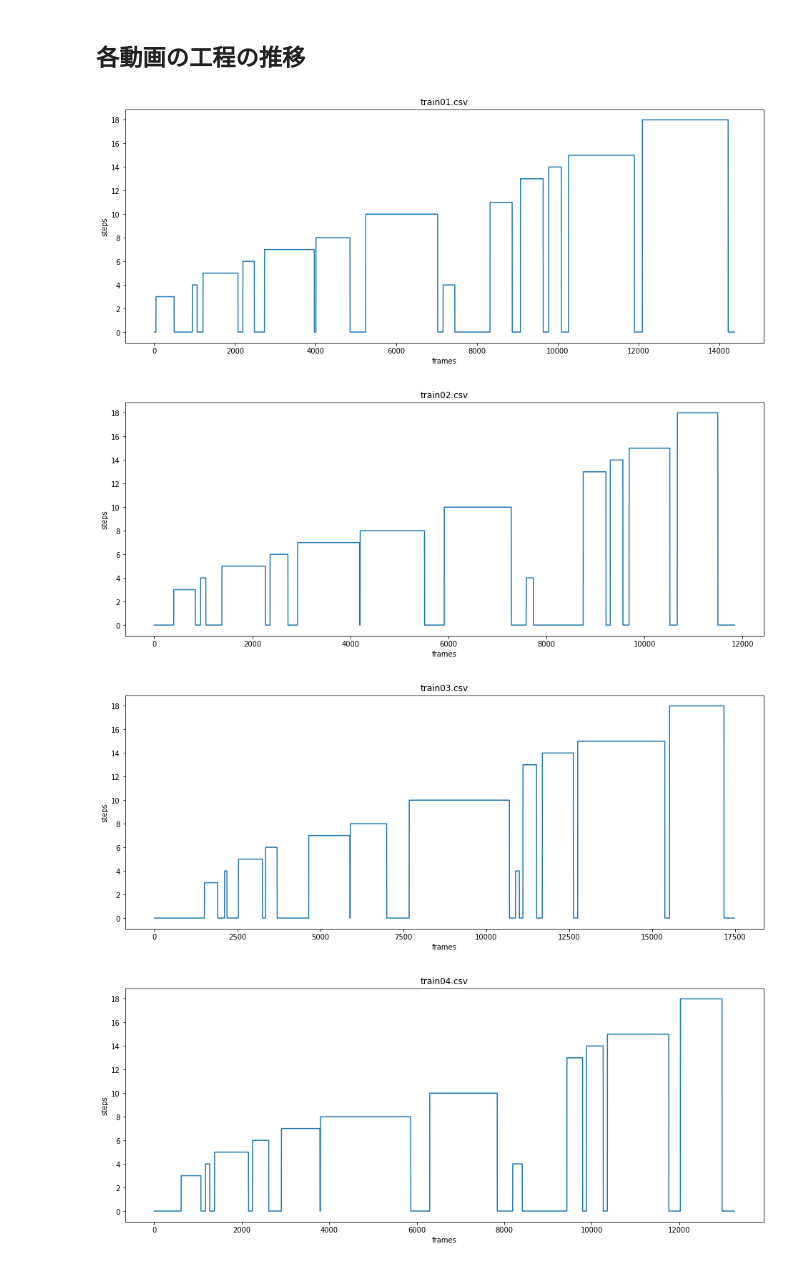
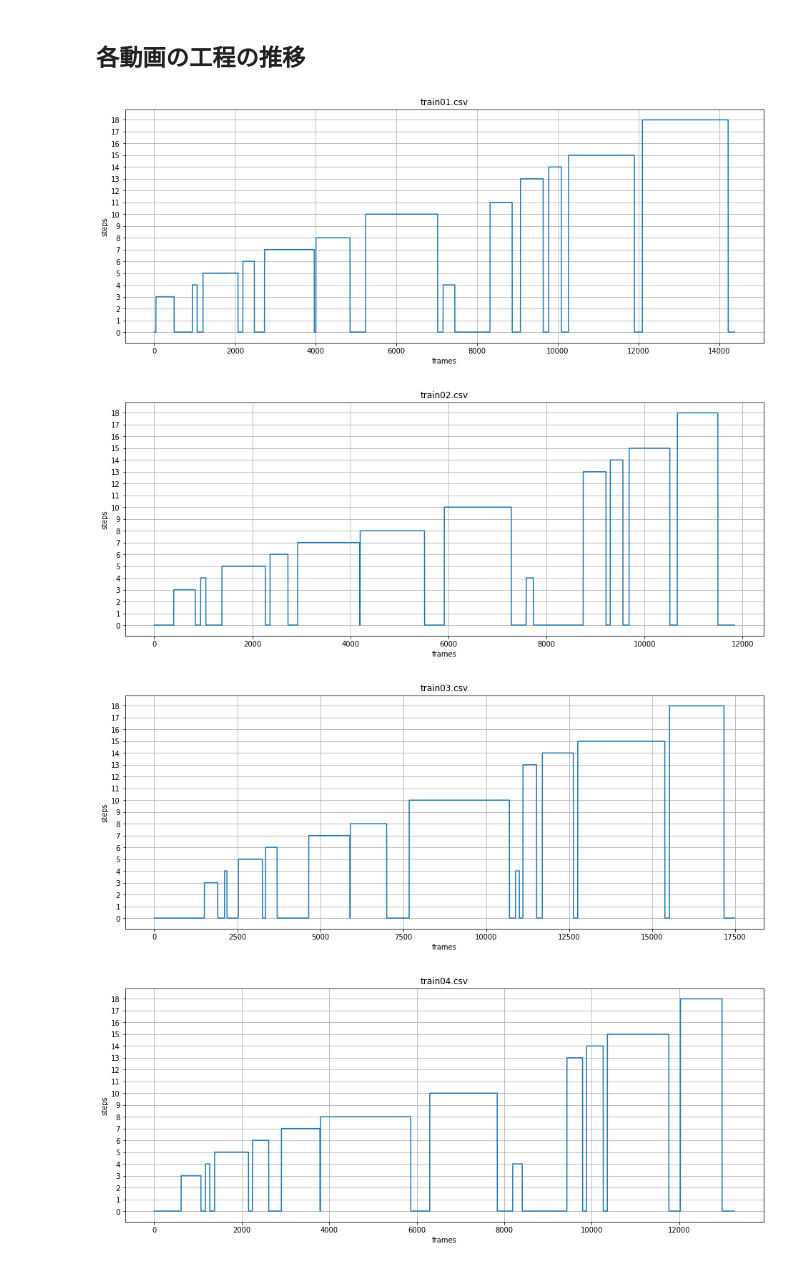
Before and after one commit to yumion/cataractsWorkflow, a Jupyter notebook: notebooks/eda.ipynb, the cells around one changed output. Drawn from its saved outputs; the diff is of its cells as text; code cells hidden in the pictures.

```diff
--- a/notebooks/eda.ipynb
+++ b/notebooks/eda.ipynb
@@ -35,7 +35,7 @@ id2label = {
 
 label2id = {v: k for k, v in id2label.items()}
 # %%
-train_annos = sorted(glob('../train/??/*.csv'))
+train_annos = sorted(glob('../data/train/??/*.csv'))
 # %%
 train_annos
 # %% [output]
@@ -109,17 +109,19 @@ for csv_path in train_annos:
 # %%
 for csv_path in train_annos:
         df = pd.read_csv(csv_path)
         plt.figure(figsize=(16, 6))
         plt.gca().get_yaxis().set_major_locator(ticker.MaxNLocator(integer=True))  # 縦軸目盛を整数に
 
         plt.plot(df['Frame'], df['Steps'])
         plt.title(os.path.basename(csv_path))
         plt.xlabel('frames')
         plt.ylabel('steps')
+        plt.yticks(np.arange(0, 19, 1))  # 縦軸目盛を明示的につける
+        plt.grid()
 
         plt.show()
 # %% [output]
-[figure, old version]
+[figure, new version]
-[figure, old version]
+[figure, new version]
-[figure, old version]
+[figure, new version]
-[figure, old version]
+[figure, new version]
```
Also changed, not shown: parts of 2 cells of this notebook, 2 other files.
